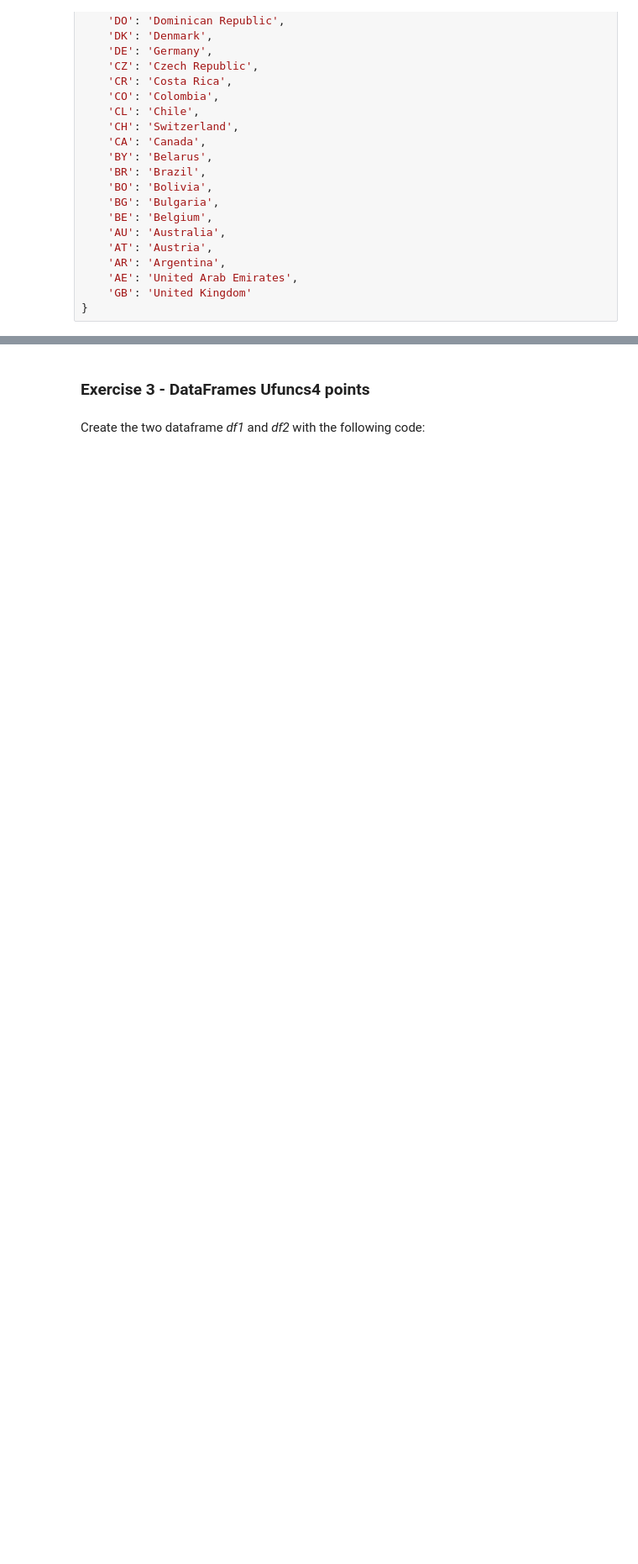
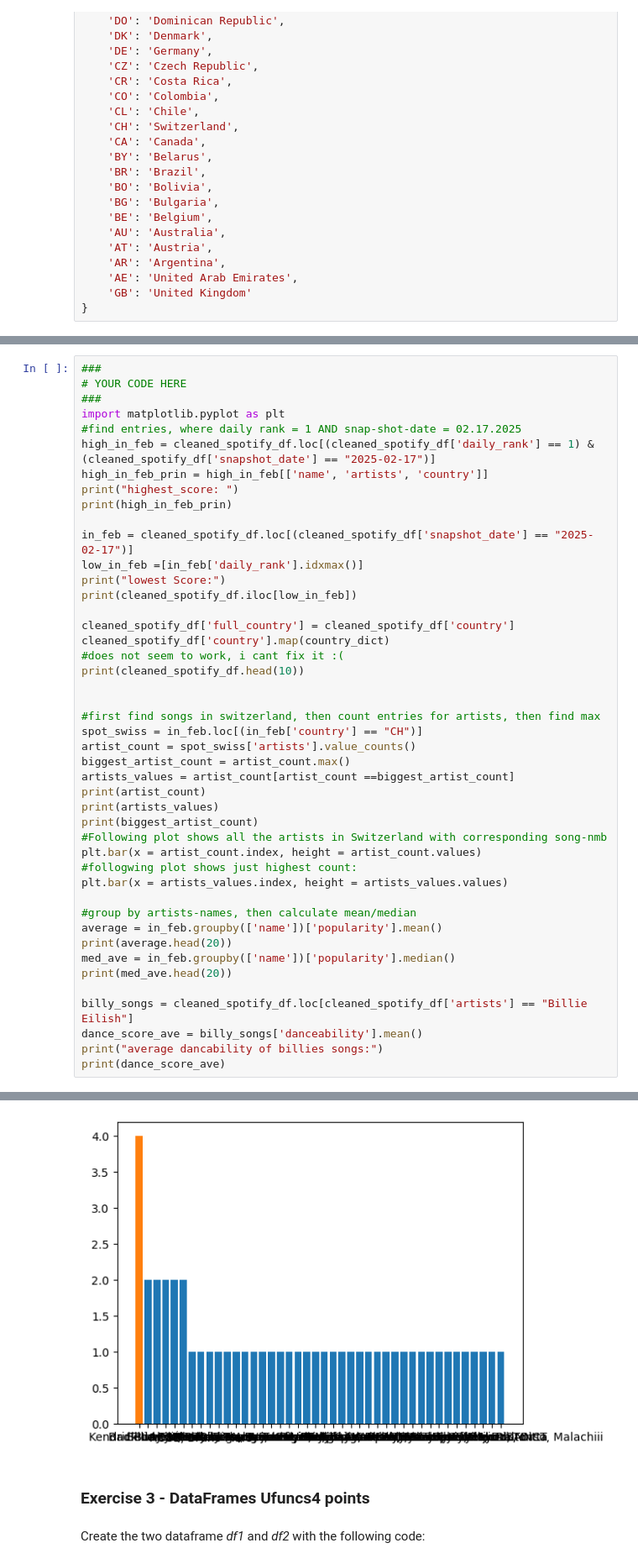
Before and after one commit to SecretGmG/data_science_exercises, a Jupyter notebook: 04/assignment04/W4_assignment.ipynb, the cells around one changed output, grey strips where cells are left out. Shown at 84% size. Cells and saved outputs as stored; diff of their text form; blank space fills up the shorter version.

```diff
--- a/04/assignment04/W4_assignment.ipynb
+++ b/04/assignment04/W4_assignment.ipynb
@@ -207,0 +233,46 @@ country_dict = {
+# %%
+###
+# YOUR CODE HERE
+###
+import matplotlib.pyplot as plt
+#find entries, where daily rank = 1 AND snap-shot-date = 02.17.2025
+high_in_feb = cleaned_spotify_df.loc[(cleaned_spotify_df['daily_rank'] == 1) & (cleaned_spotify_df['snapshot_date'] == "2025-02-17")]
+high_in_feb_prin = high_in_feb[['name', 'artists', 'country']]
+print("highest_score: ")
+print(high_in_feb_prin)
+
+in_feb = cleaned_spotify_df.loc[(cleaned_spotify_df['snapshot_date'] == "2025-02-17")]
+low_in_feb =[in_feb['daily_rank'].idxmax()]
+print("lowest Score:")
+print(cleaned_spotify_df.iloc[low_in_feb])
+
+cleaned_spotify_df['full_country'] = cleaned_spotify_df['country']
+cleaned_spotify_df['country'].map(country_dict)
+#does not seem to work, i cant fix it :(
+print(cleaned_spotify_df.head(10))
+
+
+#first find songs in switzerland, then count entries for artists, then find max
+spot_swiss = in_feb.loc[(in_feb['country'] == "CH")]
+artist_count = spot_swiss['artists'].value_counts()
+biggest_artist_count = artist_count.max()
+artists_values = artist_count[artist_count ==biggest_artist_count]
+print(artist_count)
+print(artists_values)
+print(biggest_artist_count)
+#Following plot shows all the artists in Switzerland with corresponding song-nmb
+plt.bar(x = artist_count.index, height = artist_count.values)
+#follogwing plot shows just highest count:
+plt.bar(x = artists_values.index, height = artists_values.values)
+
+#group by artists-names, then calculate mean/median
+average = in_feb.groupby(['name'])['popularity'].mean()
+print(average.head(20))
+med_ave = in_feb.groupby(['name'])['popularity'].median()
+print(med_ave.head(20))
+
+billy_songs = cleaned_spotify_df.loc[cleaned_spotify_df['artists'] == "Billie Eilish"]
+dance_score_ave = billy_songs['danceability'].mean()
+print("average dancability of billies songs:")
+print(dance_score_ave)
+# %% [output]
@@ -208,3 +301,4 @@ country_dict = {
+[figure, added]
 # %% [markdown]
 <h3 style="text-align:left;">Exercise 3 - DataFrames Ufuncs<span style="float: right">4 points</span></h3>
 # %% [markdown]
```
Also changed, not shown: parts of 6 cells of this notebook.
